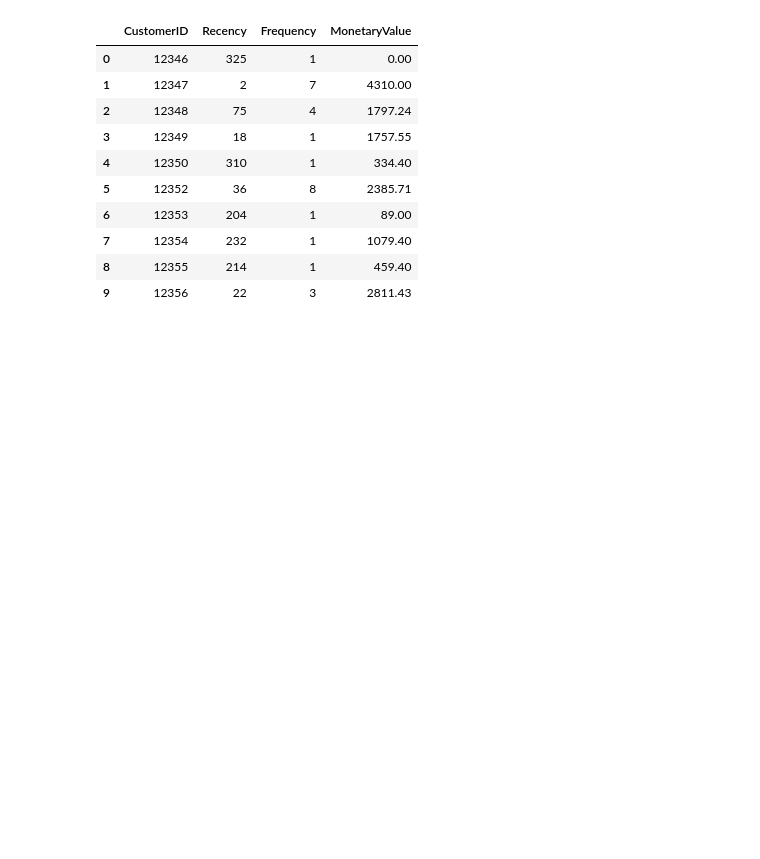
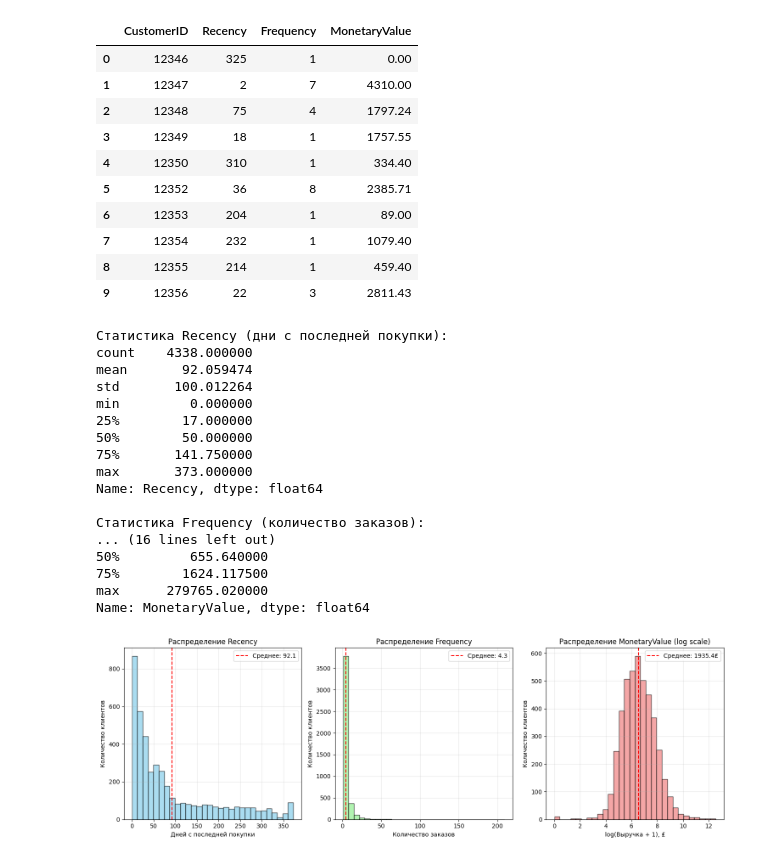
Before and after one commit to UlyanaGru/transactions, a Jupyter notebook: transactions.ipynb, the cells around one changed output. Saved outputs shown, nothing was run; the diff lists cells and outputs as text; code cells hidden in the pictures; blank space fills up the shorter version.

Commit message:
statistics and visualization RFM

```diff
--- a/transactions.ipynb
+++ b/transactions.ipynb
@@ -1084,3 +1084,61 @@ display(rfm_table.head(10))
 | 7 | 12354 | 232 | 1 | 1079.40 |
 | 8 | 12355 | 214 | 1 | 459.40 |
 | 9 | 12356 | 22 | 3 | 2811.43 |
+# %%
+#Основная статистика
+print('Статистика Recency (дни с последней покупки):')
+print(rfm_table['Recency'].describe())
+print('\nСтатистика Frequency (количество заказов):')
+print(rfm_table['Frequency'].describe())
+print('\nСтатистика MonetaryValue (общая выручка, ₤):')
+print(rfm_table['MonetaryValue'].describe())
+#Визуализация распределения RFM-показателей
+plt.figure(figsize=(15, 5))
+#Распределение Recency
+plt.subplot(1, 3, 1)
+plt.hist(rfm_table['Recency'], bins=30, alpha=0.7, color='skyblue', edgecolor='black')
+plt.title('Распределение Recency')
+plt.xlabel('Дней с последней покупки')
+plt.ylabel('Количество клиентов')
+plt.axvline(rfm_table['Recency'].mean(), color='red', linestyle='--', label=f'Среднее: {rfm_table["Recency"].mean():.1f}')
+plt.legend()
+plt.grid(alpha=0.3)
+#Распределение Frequency
+plt.subplot(1, 3, 2)
+plt.hist(rfm_table['Frequency'], bins=30, alpha=0.7, color='lightgreen', edgecolor='black')
+plt.title('Распределение Frequency')
+plt.xlabel('Количество заказов')
+plt.ylabel('Количество клиентов')
+plt.axvline(rfm_table['Frequency'].mean(), color='red', linestyle='--', label=f'Среднее: {rfm_table["Frequency"].mean():.1f}')
+plt.legend()
+plt.grid(alpha=0.3)
+#Распределение MonetaryValue (логарифмическая шкала для лучшей визуализации)
+plt.subplot(1, 3, 3)
+plt.hist(np.log1p(rfm_table['MonetaryValue']), bins=30, alpha=0.7, color='lightcoral', edgecolor='black')
+plt.title('Распределение MonetaryValue (log scale)')
+plt.xlabel('log(Выручка + 1), ₤')
+plt.ylabel('Количество клиентов')
+plt.axvline(np.log1p(rfm_table['MonetaryValue']).mean(), color='red', linestyle='--', label=f'Среднее: {rfm_table["MonetaryValue"].mean():.1f}₤')
+plt.legend()
+plt.grid(alpha=0.3)
+plt.tight_layout()
+plt.show()
+# %% [output]
+Статистика Recency (дни с последней покупки):
+count    4338.000000
+mean       92.059474
+std       100.012264
+min         0.000000
+25%        17.000000
+50%        50.000000
+75%       141.750000
+max       373.000000
+Name: Recency, dtype: float64
+
+Статистика Frequency (количество заказов):
+... (16 lines left out)
+50%         655.640000
+75%        1624.117500
+max      279765.020000
+Name: MonetaryValue, dtype: float64
+[figure, added]
```
